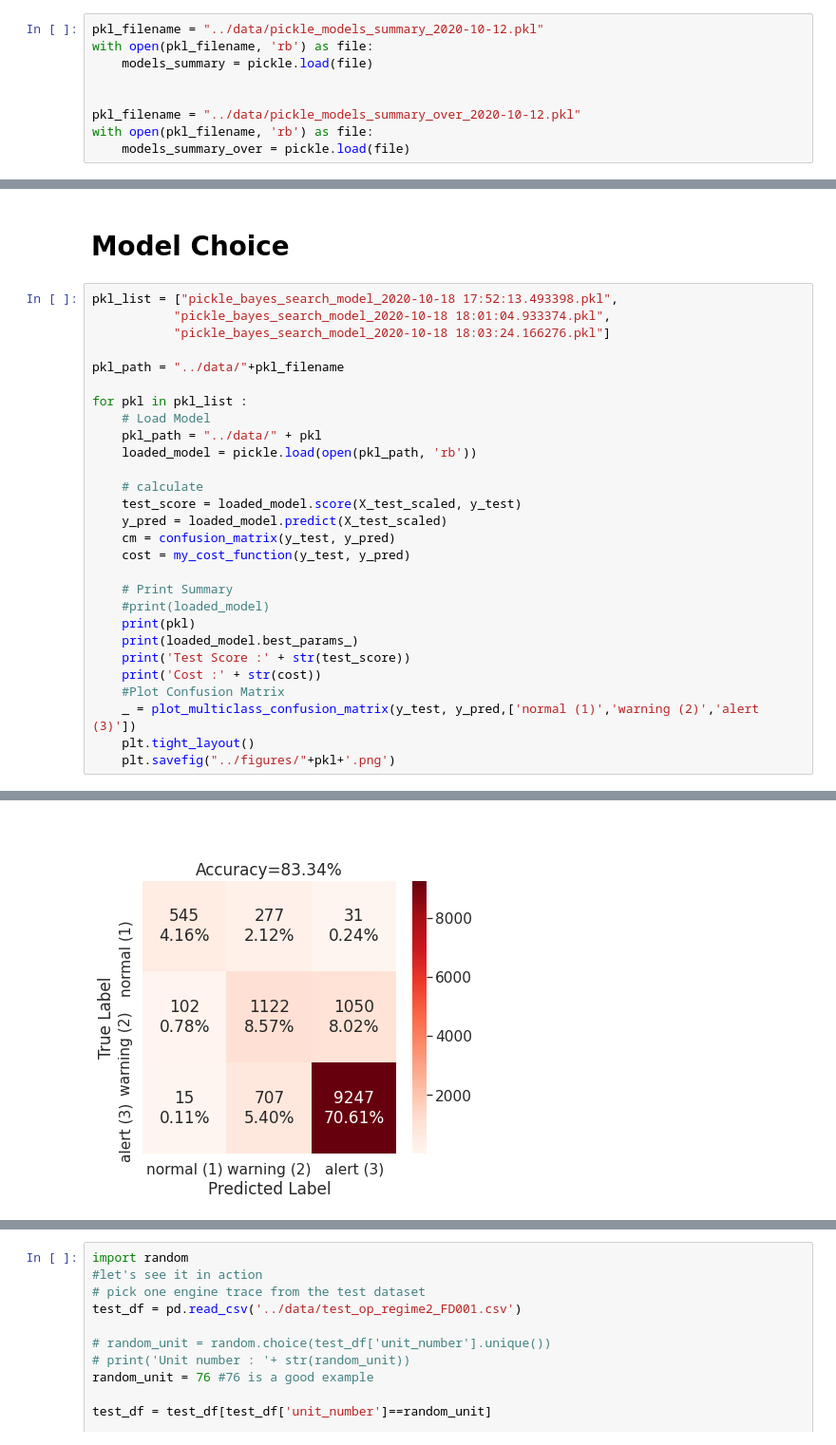
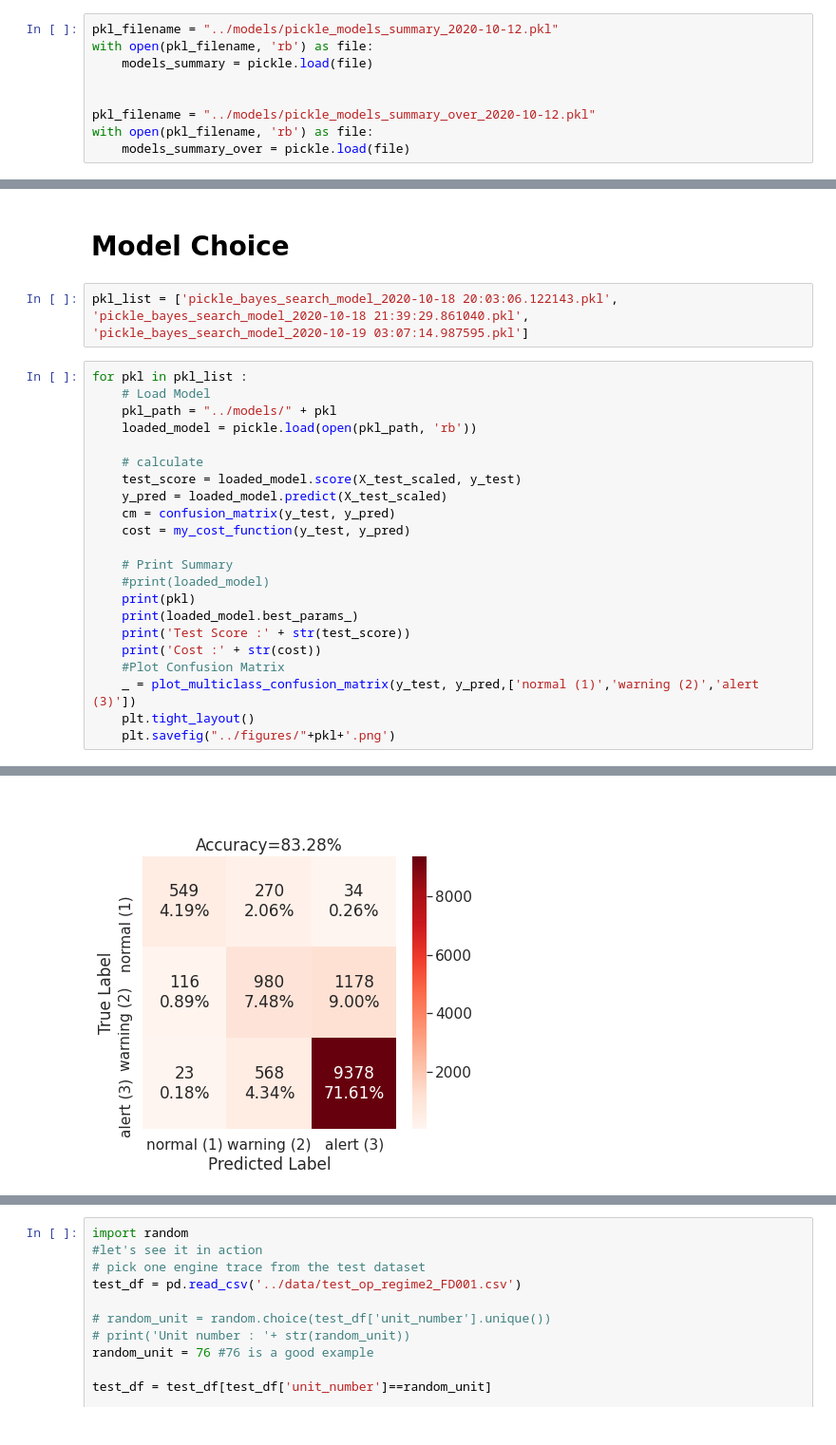
Before and after one commit to andrea-fantini/Predictive_Maintenance_Fanjet, a Jupyter notebook: notebooks/5 - Modeling.ipynb, the cells around one changed output, grey strips where cells are left out. Shown: that part at 95% size. Drawn from its saved outputs; the diff is of its cells as text.

````diff
--- a/notebooks/5 - Modeling.ipynb
+++ b/notebooks/5 - Modeling.ipynb
@@ -367,12 +356,12 @@ Trying Model :GradientBoostingClassifier()
 |  Test Score: 0.805
 ```
 # %%
-pkl_filename = "../data/pickle_models_summary_2020-10-12.pkl"
+pkl_filename = "../models/pickle_models_summary_2020-10-12.pkl"
 with open(pkl_filename, 'rb') as file:
     models_summary = pickle.load(file)
 
 
-pkl_filename = "../data/pickle_models_summary_over_2020-10-12.pkl"
+pkl_filename = "../models/pickle_models_summary_over_2020-10-12.pkl"
 with open(pkl_filename, 'rb') as file:
     models_summary_over = pickle.load(file)
 # %%
@@ -591,15 +588,13 @@ OrderedDict([('C', 11428.693628355693), ('degree', 8), ('gamma', 0.1360964896694
 # %% [markdown]
 # Model Choice
+# %%
+pkl_list = ['pickle_bayes_search_model_2020-10-18 20:03:06.122143.pkl',
+'pickle_bayes_search_model_2020-10-18 21:39:29.861040.pkl',
+'pickle_bayes_search_model_2020-10-19 03:07:14.987595.pkl']
 # %%
-pkl_list = ["pickle_bayes_search_model_2020-10-18 17:52:13.493398.pkl",
-           "pickle_bayes_search_model_2020-10-18 18:01:04.933374.pkl",
-           "pickle_bayes_search_model_2020-10-18 18:03:24.166276.pkl"]
-
-pkl_path = "../data/"+pkl_filename
-
 for pkl in pkl_list :
     # Load Model
-    pkl_path = "../data/" + pkl
+    pkl_path = "../models/" + pkl
     loaded_model = pickle.load(open(pkl_path, 'rb'))
 
     # calculate
@@ -634 +629 @@ Cost :-8654
-[figure, old version]
+[figure, new version]
````
Also changed, not shown: parts of 24 cells of this notebook, 14 other files.
